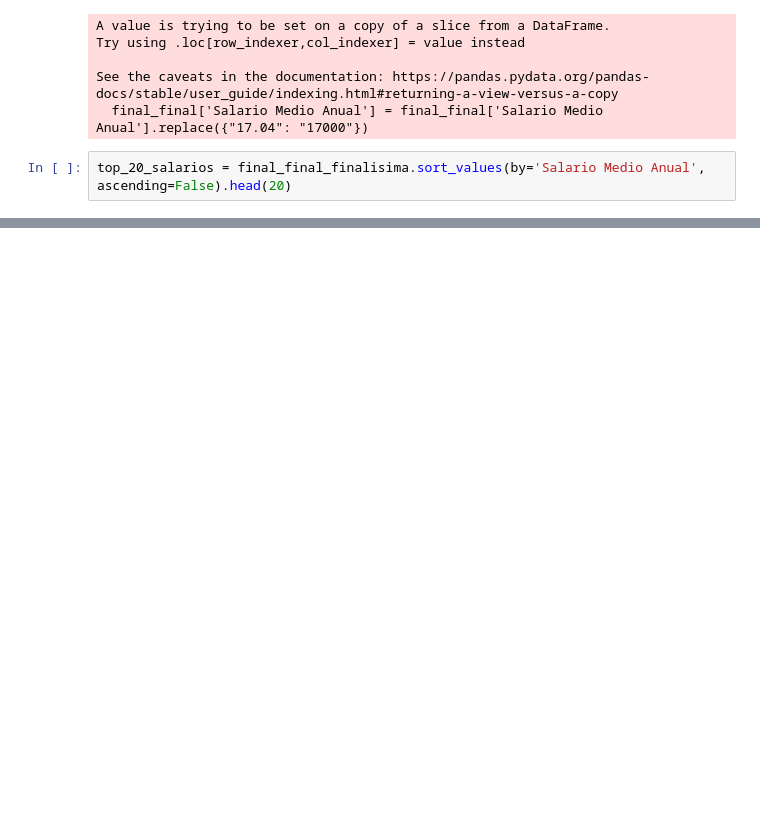
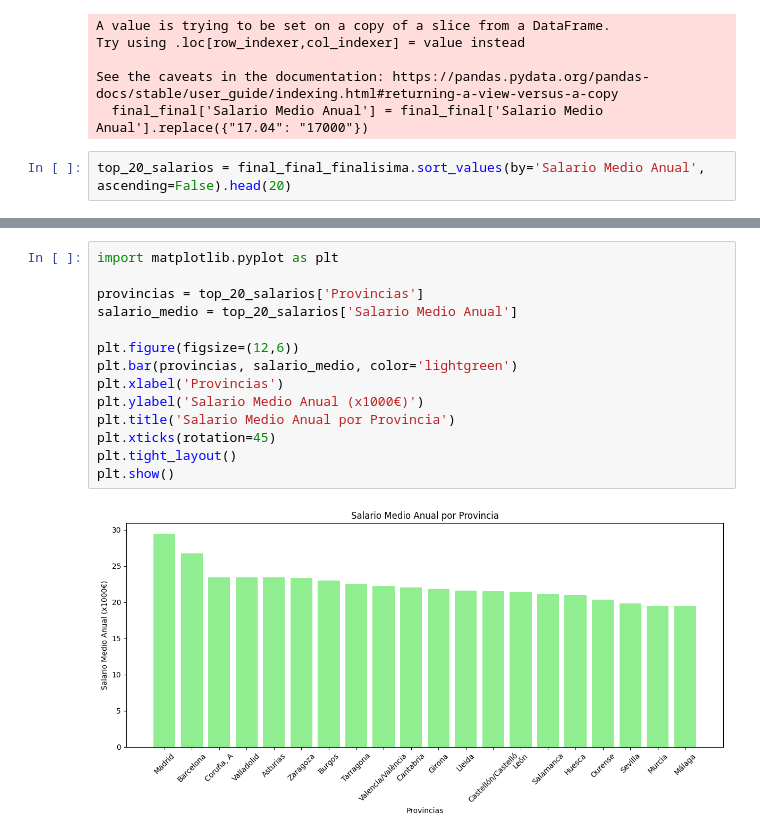
Before and after one commit to Noelia0708/Creacion-Parque-Atracciones, a Jupyter notebook: Proyecto_Parque_Atracciones.ipynb, the cells around one changed output, grey strips where cells are left out. Cells and saved outputs as stored; diff of their text form; blank space fills up the shorter version.

```diff
--- a/Proyecto_Parque_Atracciones.ipynb
+++ b/Proyecto_Parque_Atracciones.ipynb
@@ -353,0 +476,16 @@ top_20_salarios
+# %%
+import matplotlib.pyplot as plt
+
+provincias = top_20_salarios['Provincias']
+salario_medio = top_20_salarios['Salario Medio Anual']
+
+plt.figure(figsize=(12,6))
+plt.bar(provincias, salario_medio, color='lightgreen')
+plt.xlabel('Provincias')
+plt.ylabel('Salario Medio Anual (x1000€)')
+plt.title('Salario Medio Anual por Provincia')
+plt.xticks(rotation=45)
+plt.tight_layout()
+plt.show()
+# %% [output]
+[figure, added]
```
Also changed, not shown: parts of 18 cells of this notebook, 2 other files.
